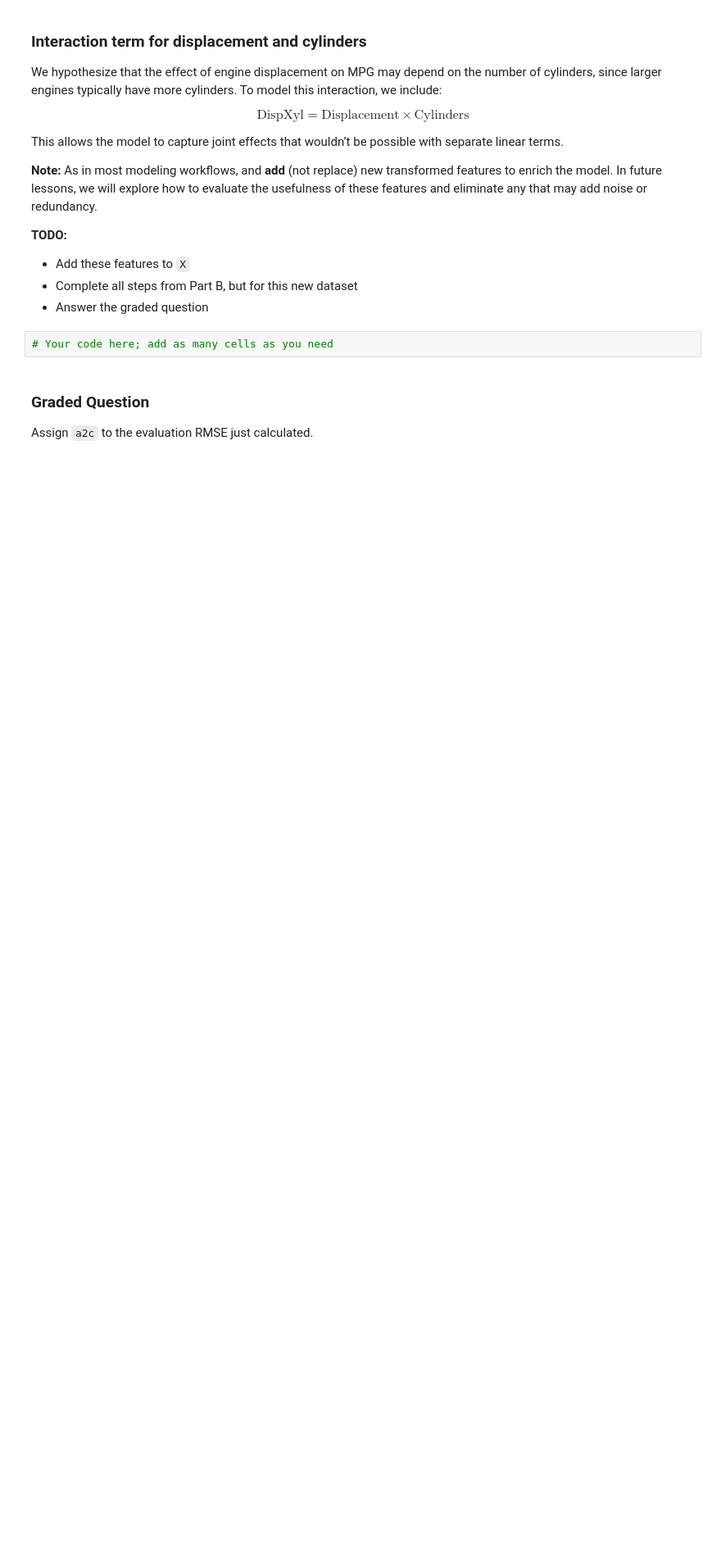
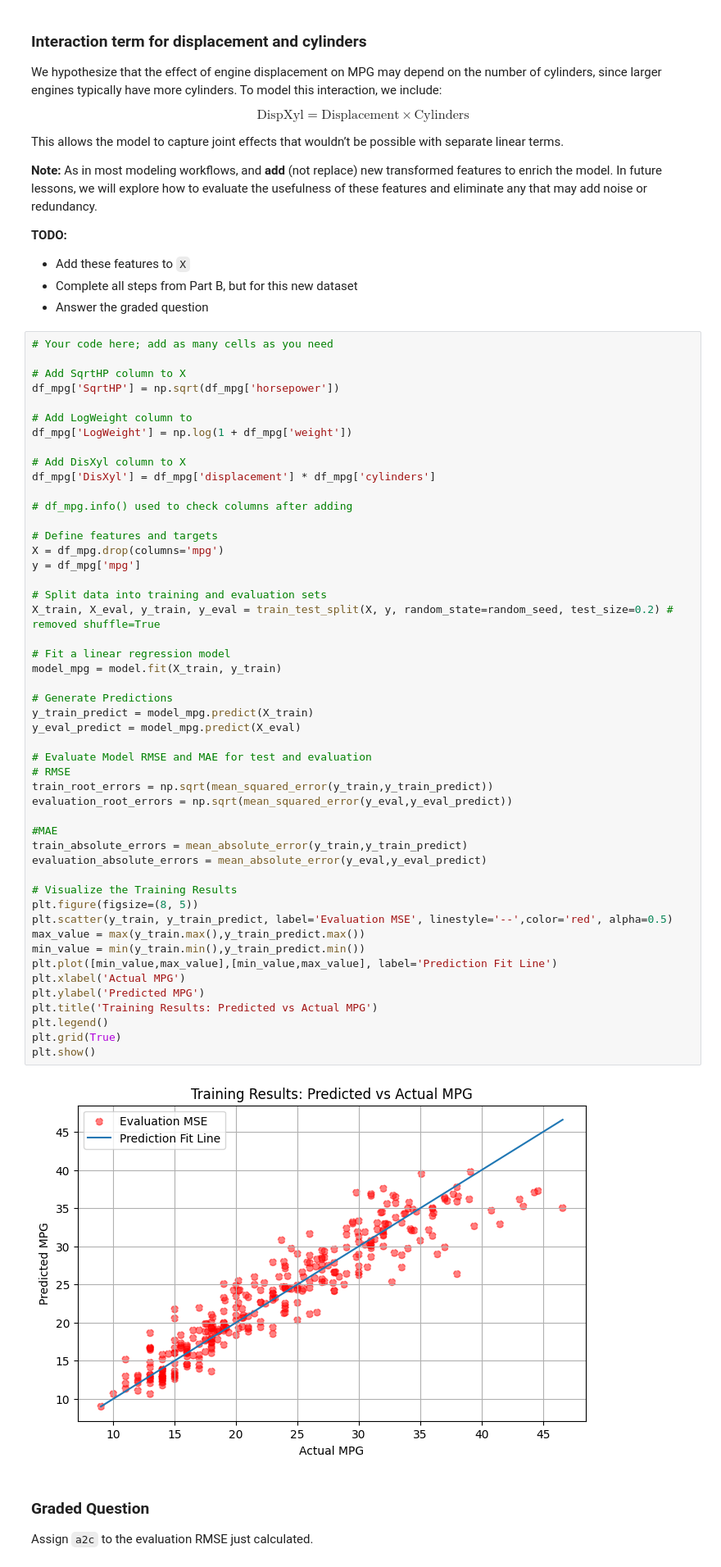
Before and after one commit to tware5-star/Module-3-Assignments, a Jupyter notebook: Homework_03.ipynb, the cells around one changed output. Shown at 82% size. Drawn from its saved outputs; the diff is of its cells as text; blank space fills up the shorter version.

```diff
--- a/Homework_03.ipynb
+++ b/Homework_03.ipynb
@@ -572,6 +629,55 @@ This allows the model to capture joint effects that wouldn’t be possible with
 - Answer the graded question
 # %%
 # Your code here; add as many cells as you need
+
+# Add SqrtHP column to X
+df_mpg['SqrtHP'] = np.sqrt(df_mpg['horsepower'])
+
+# Add LogWeight column to
+df_mpg['LogWeight'] = np.log(1 + df_mpg['weight'])
+
+# Add DisXyl column to X
+df_mpg['DisXyl'] = df_mpg['displacement'] * df_mpg['cylinders']
+
+# df_mpg.info() used to check columns after adding
+
+# Define features and targets
+X = df_mpg.drop(columns='mpg')
+y = df_mpg['mpg']
+
+# Split data into training and evaluation sets
+X_train, X_eval, y_train, y_eval = train_test_split(X, y, random_state=random_seed, test_size=0.2) # removed shuffle=True
+
+# Fit a linear regression model
+model_mpg = model.fit(X_train, y_train)
+
+# Generate Predictions
+y_train_predict = model_mpg.predict(X_train)
+y_eval_predict = model_mpg.predict(X_eval)
+
+# Evaluate Model RMSE and MAE for test and evaluation
+# RMSE
+train_root_errors = np.sqrt(mean_squared_error(y_train,y_train_predict))
+evaluation_root_errors = np.sqrt(mean_squared_error(y_eval,y_eval_predict))
+
+#MAE
+train_absolute_errors = mean_absolute_error(y_train,y_train_predict)
+evaluation_absolute_errors = mean_absolute_error(y_eval,y_eval_predict)
+
+# Visualize the Training Results
+plt.figure(figsize=(8, 5))
+plt.scatter(y_train, y_train_predict, label='Evaluation MSE', linestyle='--',color='red', alpha=0.5)
+max_value = max(y_train.max(),y_train_predict.max())
+min_value = min(y_train.min(),y_train_predict.min())
+plt.plot([min_value,max_value],[min_value,max_value], label='Prediction Fit Line')
+plt.xlabel('Actual MPG')
+plt.ylabel('Predicted MPG')
+plt.title('Training Results: Predicted vs Actual MPG')
+plt.legend()
+plt.grid(True)
+plt.show()
+# %% [output]
+[figure, added]
 # %% [markdown]
 ### Graded Question
 
```
Also changed, not shown: parts of 8 cells of this notebook.
